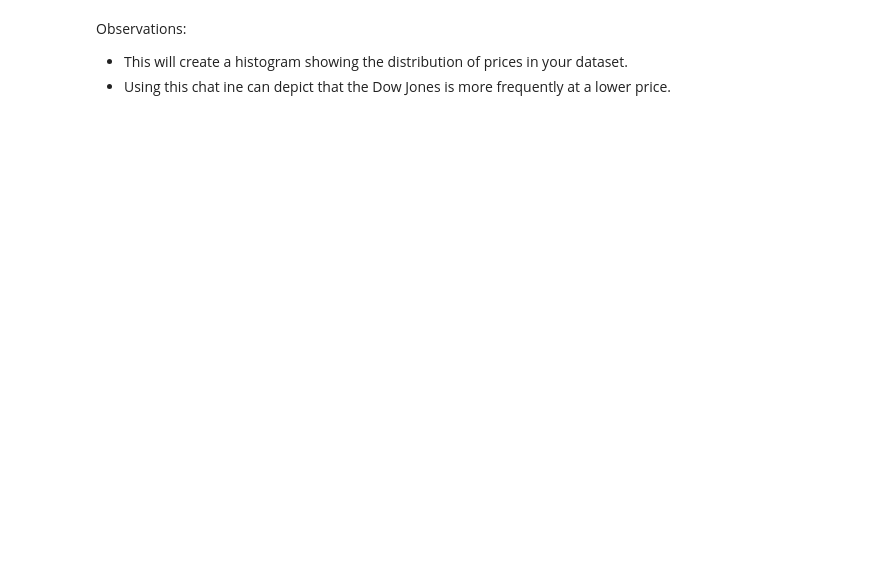
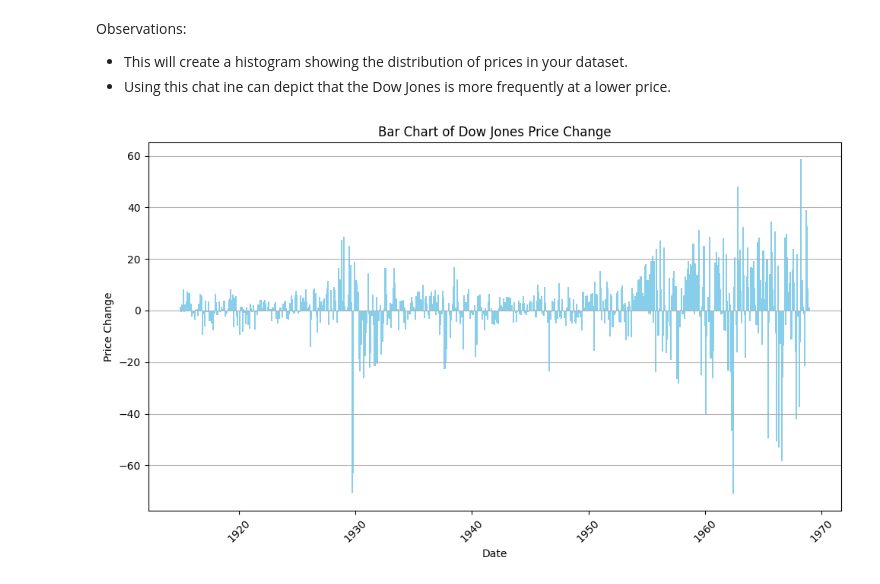
Before and after one commit to Crusoe22/data-fun-eda, a Jupyter notebook: nolan_eda.ipynb, the cells around one changed output. Cells and saved outputs as stored; diff of their text form; code cells hidden in the pictures; blank space fills up the shorter version.

```diff
--- a/nolan_eda.ipynb
+++ b/nolan_eda.ipynb
@@ -152,3 +157,20 @@ plt.show()
 Observations:
 - This will create a histogram showing the distribution of prices in your dataset.
 - Using this chat ine can depict that the Dow Jones is more frequently at a lower price.
+# %%
+# Create a bar chart
+plt.figure(figsize=(10, 6))
+plt.bar(df['Date'], df['Price Change'], color='skyblue', width=50)
+
+# Customize the plot
+plt.title('Bar Chart of Dow Jones Price Change')
+plt.xlabel('Date')
+plt.ylabel('Price Change')
+plt.xticks(rotation=45)
+plt.grid(axis='y')  # Add grid lines only on the y-axis
+
+# Show the plot
+plt.tight_layout()
+plt.show()
+# %% [output]
+[figure, added]
```
Also changed, not shown: parts of 8 cells of this notebook.
